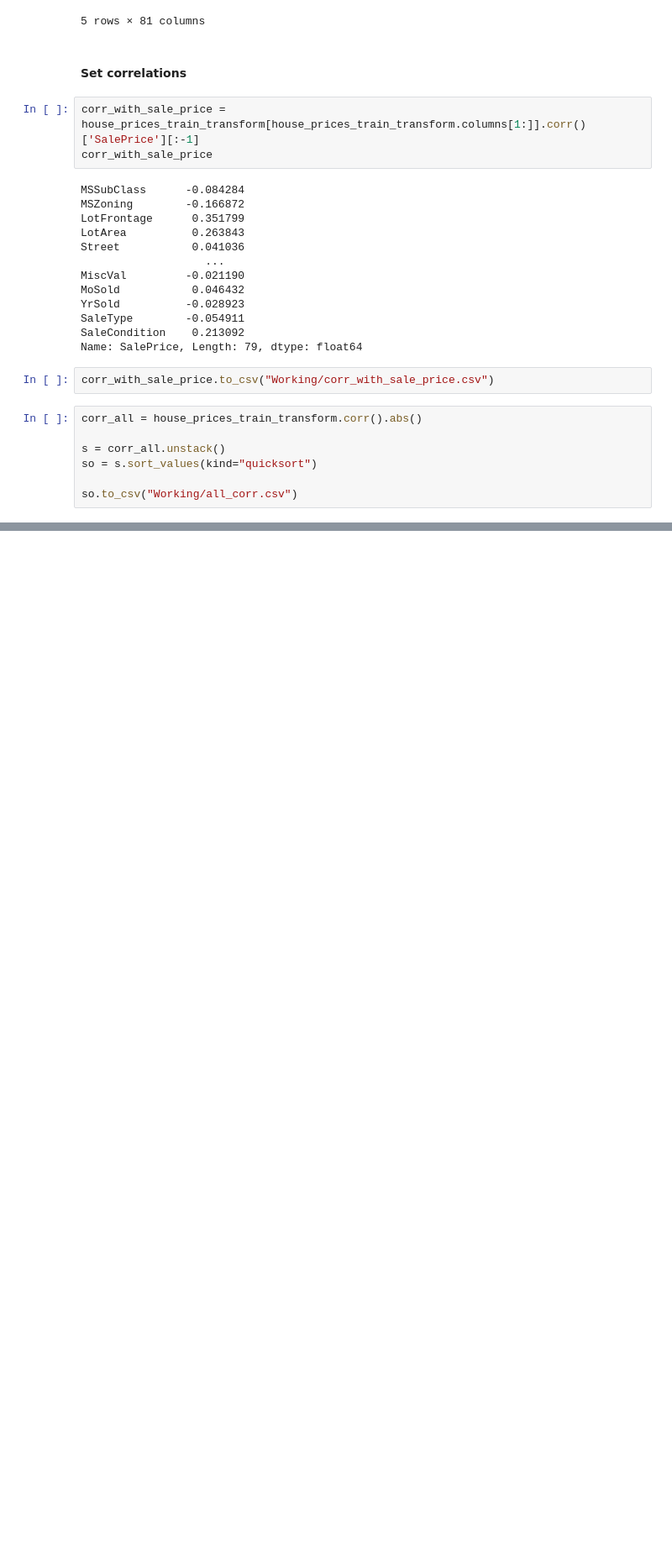
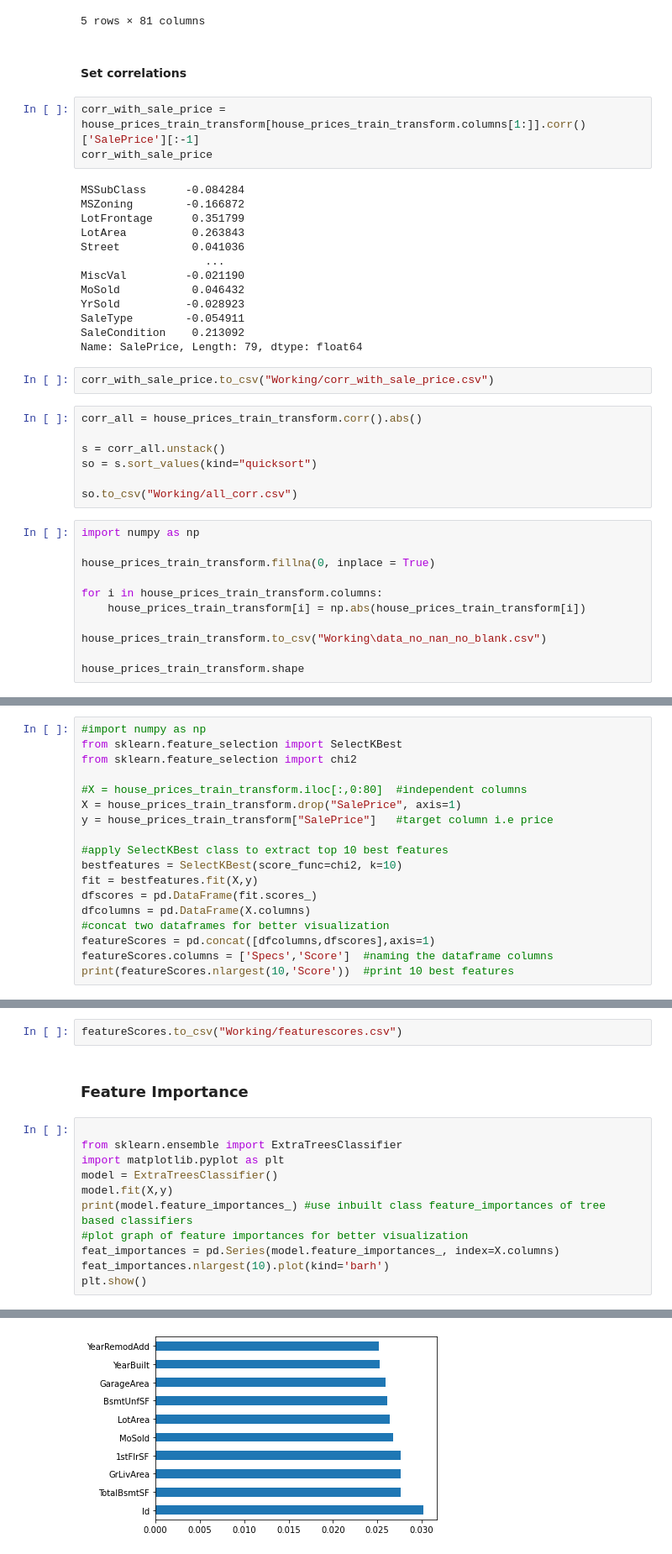
Before and after one commit to greigbingham/kaggle-house-prices, a Jupyter notebook: house_prices_notebook2.ipynb, the cells around one changed output, grey strips where cells are left out. Shown at 84% size. Cells and saved outputs as stored; diff of their text form; blank space fills up the shorter version.

Commit message:
Univariate selection

```diff
--- a/house_prices_notebook2.ipynb
+++ b/house_prices_notebook2.ipynb
@@ -146,3 +146,14 @@ s = corr_all.unstack()
 so = s.sort_values(kind="quicksort")
 
 so.to_csv("Working/all_corr.csv")
+# %%
+import numpy as np
+
+house_prices_train_transform.fillna(0, inplace = True)
+
+for i in house_prices_train_transform.columns:
+    house_prices_train_transform[i] = np.abs(house_prices_train_transform[i])
+
+house_prices_train_transform.to_csv("Working\data_no_nan_no_blank.csv")
+
+house_prices_train_transform.shape
@@ -148,0 +164,18 @@ so.to_csv("Working/all_corr.csv")
+# %%
+#import numpy as np
+from sklearn.feature_selection import SelectKBest
+from sklearn.feature_selection import chi2
+
+#X = house_prices_train_transform.iloc[:,0:80]  #independent columns
+X = house_prices_train_transform.drop("SalePrice", axis=1)
+y = house_prices_train_transform["SalePrice"]   #target column i.e price
+
+#apply SelectKBest class to extract top 10 best features
+bestfeatures = SelectKBest(score_func=chi2, k=10)
+fit = bestfeatures.fit(X,y)
+dfscores = pd.DataFrame(fit.scores_)
+dfcolumns = pd.DataFrame(X.columns)
+#concat two dataframes for better visualization
+featureScores = pd.concat([dfcolumns,dfscores],axis=1)
+featureScores.columns = ['Specs','Score']  #naming the dataframe columns
+print(featureScores.nlargest(10,'Score'))  #print 10 best features
@@ -148,0 +194,16 @@ so.to_csv("Working/all_corr.csv")
+# %%
+featureScores.to_csv("Working/featurescores.csv")
+# %% [markdown]
+### Feature Importance
+# %%
+
+from sklearn.ensemble import ExtraTreesClassifier
+import matplotlib.pyplot as plt
+model = ExtraTreesClassifier()
+model.fit(X,y)
+print(model.feature_importances_) #use inbuilt class feature_importances of tree based classifiers
+#plot graph of feature importances for better visualization
+feat_importances = pd.Series(model.feature_importances_, index=X.columns)
+feat_importances.nlargest(10).plot(kind='barh')
+plt.show()
+# %% [output]
@@ -148,0 +230 @@ so.to_csv("Working/all_corr.csv")
+[figure, added]
```
Also changed, not shown: parts of 16 cells of this notebook.
